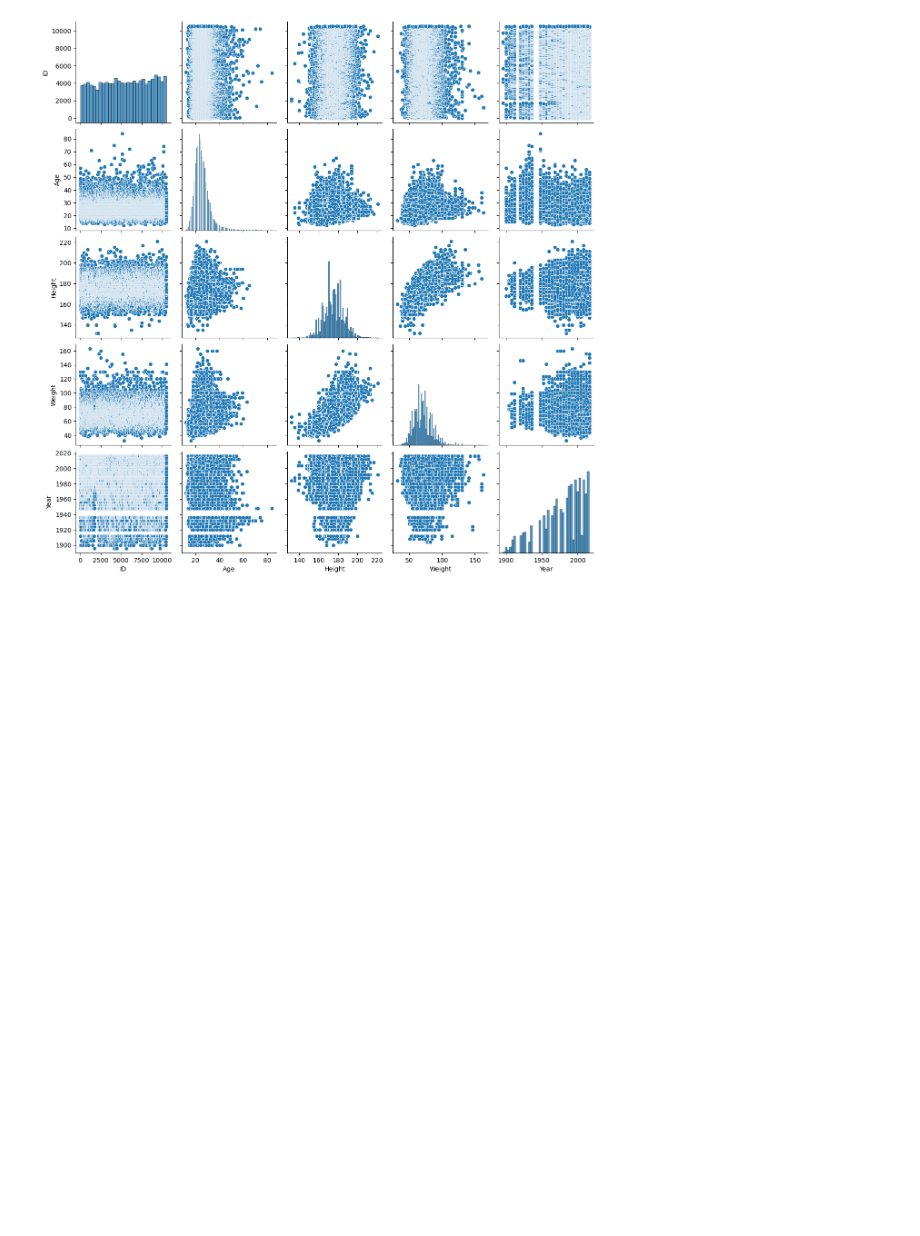
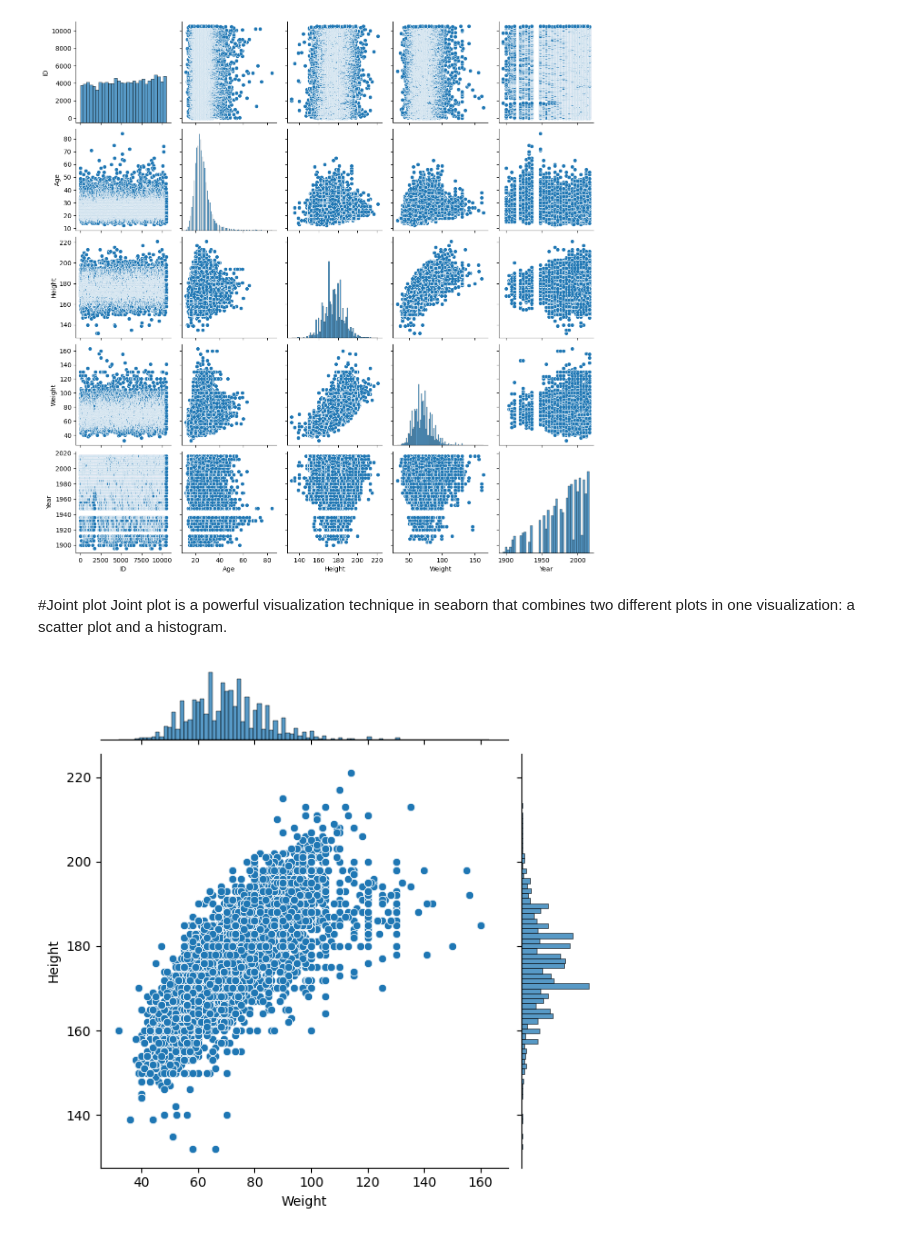
Before and after one commit to kjeyaram-orcl/DataScience, a Jupyter notebook: DataVisualization/dv_practise1.ipynb, the cells around one changed output. Cells and saved outputs as stored; diff of their text form; code cells hidden in the pictures; blank space fills up the shorter version.

```diff
--- a/DataVisualization/dv_practise1.ipynb
+++ b/DataVisualization/dv_practise1.ipynb
@@ -144,3 +147,17 @@ sns.pairplot(data=ds)
 plt.show()
 # %% [output]
 [figure]
+# %% [markdown]
+#Joint plot
+Joint plot is a powerful visualization technique in seaborn that combines two different plots in one visualization: a scatter plot and a histogram.
+# %%
+import seaborn as sns
+import pandas as pd
+import matplotlib.pyplot as plt
+
+
+ds = pd.read_csv('/content/athlete_events.csv')
+sns.jointplot(x="Weight", y="Height", data=ds)
+plt.show()
+# %% [output]
+[figure, added]
```
Also changed, not shown: parts of 1 cell of this notebook.
